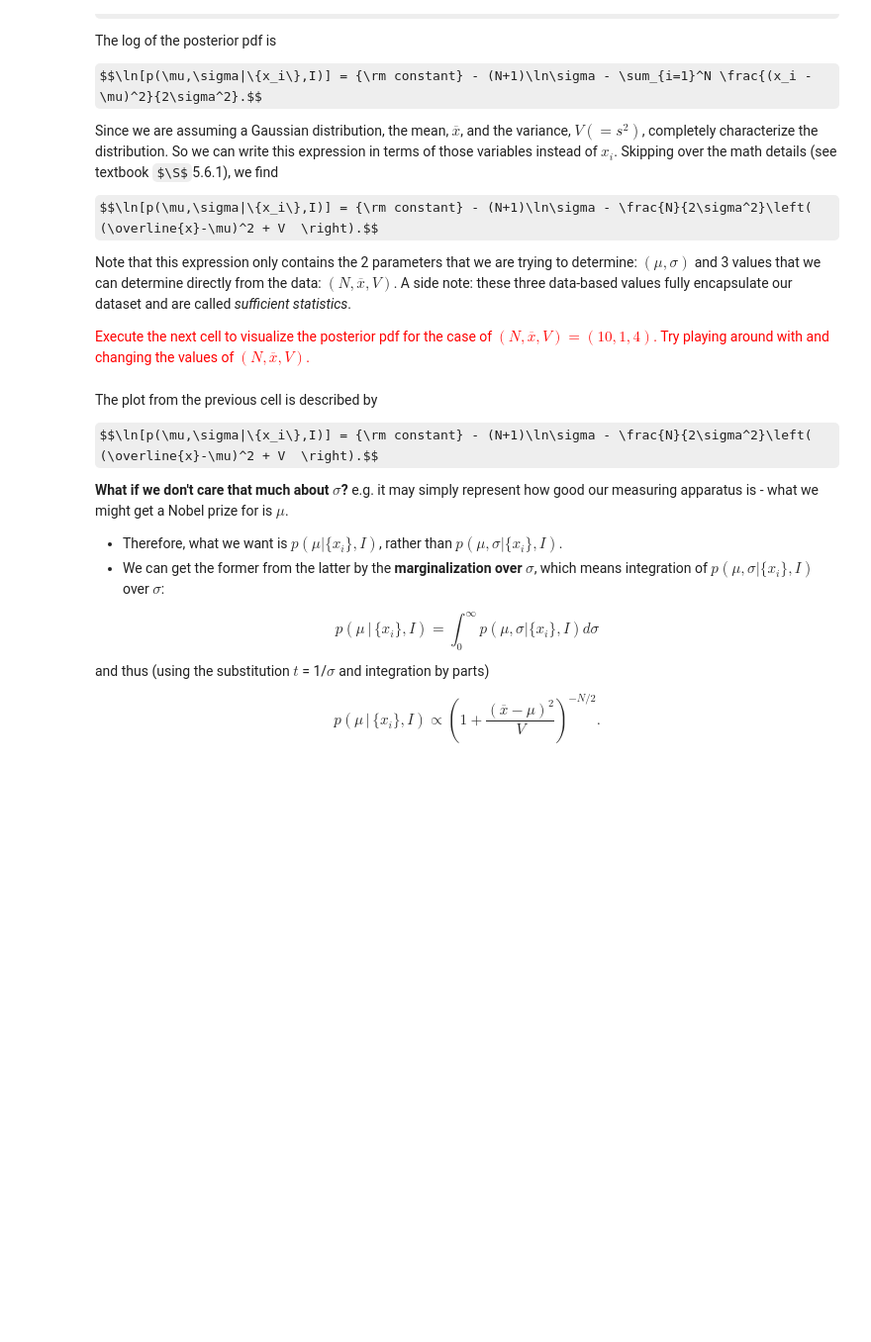
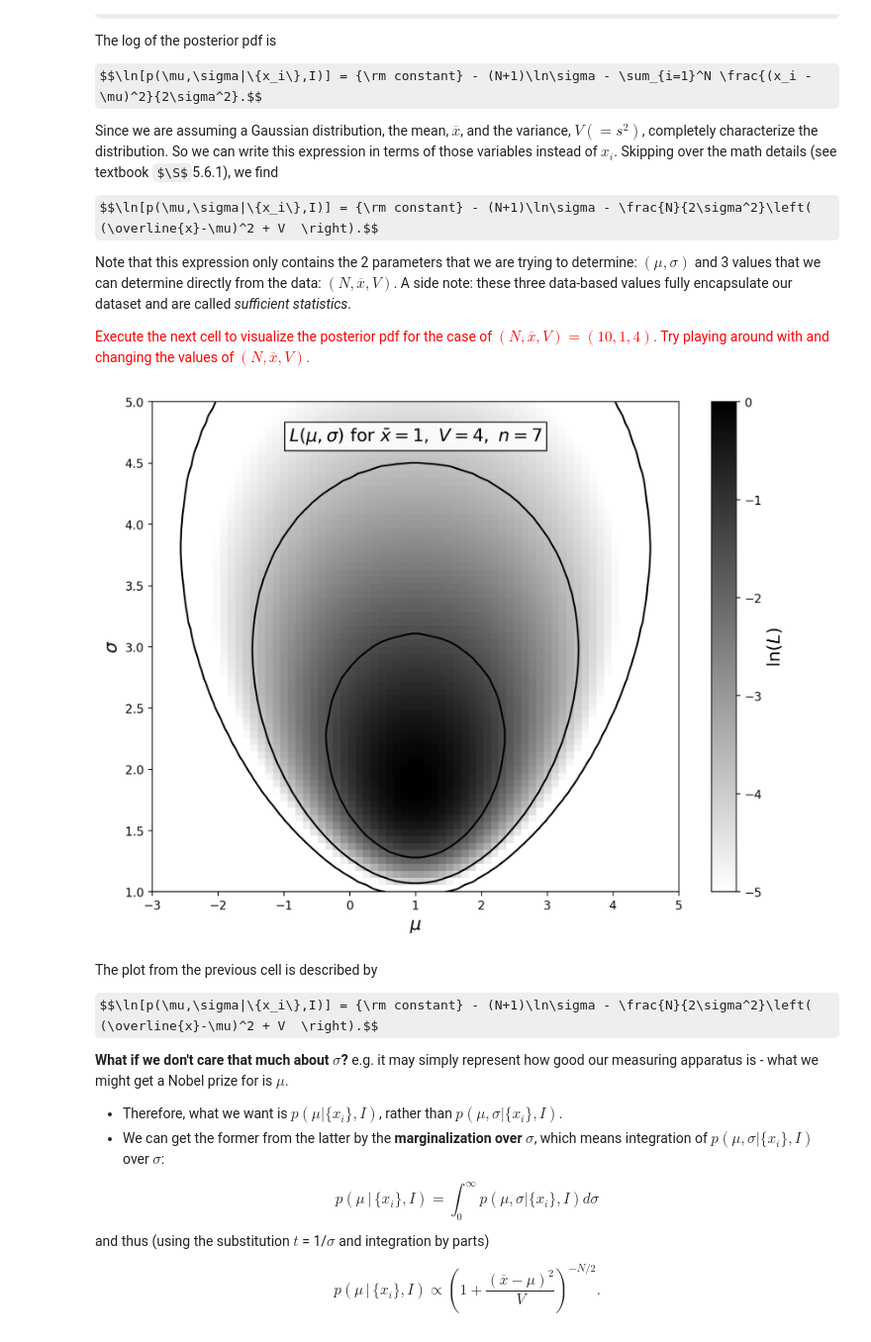
Before and after one commit to VanderbiltAstronomy/astr_8070_s24, a Jupyter notebook: coursework/student_folders/levi_schult/lectures/Lecture_8_levischult.ipynb, the cells around one changed output. Shown: that part at 99% size. Drawn from its saved outputs; the diff is of its cells as text; code cells hidden in the pictures; some formulas as TeX source; blank space fills up the shorter version.

```diff
--- a/coursework/student_folders/levi_schult/lectures/Lecture_8_levischult.ipynb
+++ b/coursework/student_folders/levi_schult/lectures/Lecture_8_levischult.ipynb
@@ -540,35 +541,37 @@ def gauss_logL(xbar, V, n, sigma, mu):
 sigma = np.linspace(1, 5, 70)
 mu = np.linspace(-3, 5, 70)
 xbar = 1
 V = 4
-n = 10
+n = 7
 
 logL = gauss_logL(xbar, V, n, sigma[:, np.newaxis], mu)
 logL -= logL.max()
 
 #------------------------------------------------------------
 # Plot the results
 fig = plt.figure(figsize=(10, 7.5))
 plt.imshow(logL, origin='lower',
            extent=(mu[0], mu[-1], sigma[0], sigma[-1]),
            cmap=plt.cm.binary,
            aspect='auto')
 plt.colorbar().set_label(r'$\ln(L)$', fontsize=15)
 plt.clim(-5, 0)
 
 plt.contour(mu, sigma, convert_to_stdev(logL),
             levels=(0.683, 0.955, 0.997),
             colors='k')
 
-plt.text(0.5, 0.93, r'$L(\mu,\sigma)\ \mathrm{for}\ \bar{x}=1,\ V=4,\ n=10$',
+plt.text(0.5, 0.93, r'$L(\mu,\sigma)\ \mathrm{for}\ \bar{x}=1,\ V=4,\ n=7$',
          bbox=dict(ec='k', fc='w', alpha=0.9),
          ha='center', va='center',
          fontsize=15, transform=plt.gca().transAxes)
 
 plt.xlabel(r'$\mu$', fontsize=15)
 plt.ylabel(r'$\sigma$', fontsize=15)
 
 plt.show()
+# %% [output]
+[figure, added]
 # %% [markdown]
 The plot from the previous cell is described by
 
```
Also changed, not shown: parts of 3 cells of this notebook.
